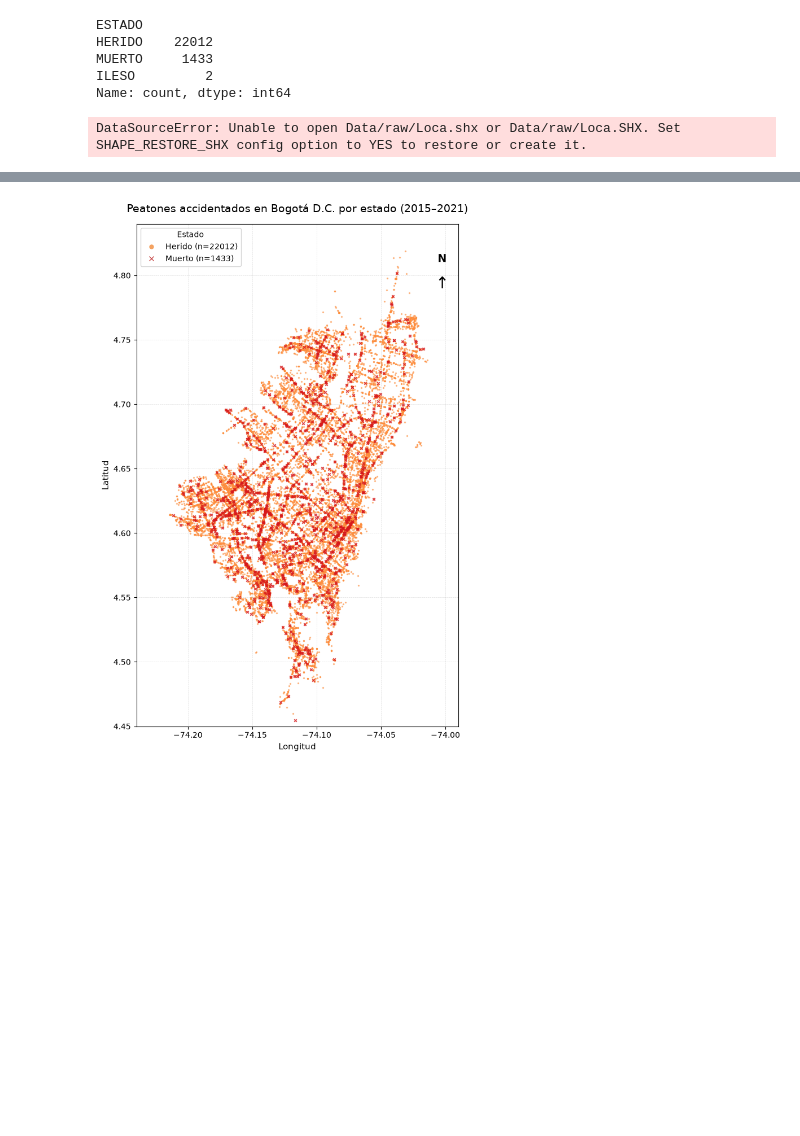
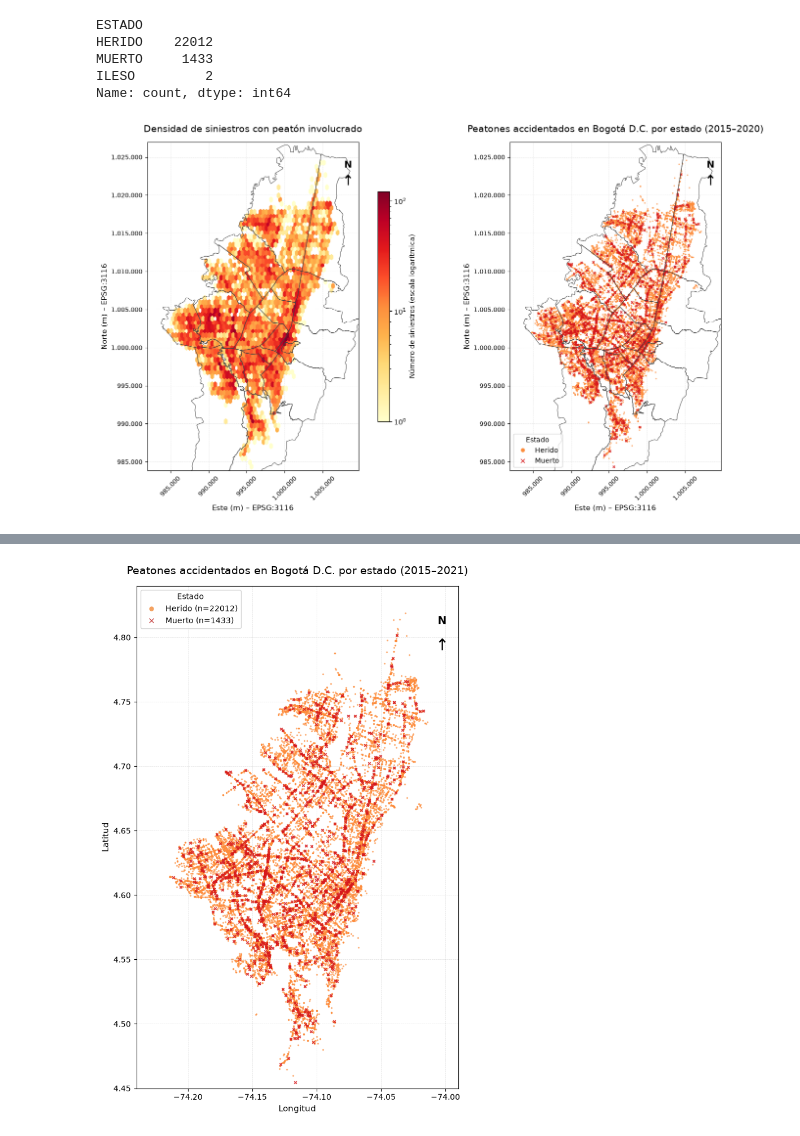
Before and after one commit to BryHerNi21/TT, a Jupyter notebook: EDA_Siniestros_Viales_Bogota_peatones_indices_ajustados.ipynb, the cells around one changed output, grey strips where cells are left out. Cells and saved outputs as stored; diff of their text form; code cells hidden in the pictures; blank space fills up the shorter version.

```diff
--- a/EDA_Siniestros_Viales_Bogota_peatones_indices_ajustados.ipynb
+++ b/EDA_Siniestros_Viales_Bogota_peatones_indices_ajustados.ipynb
@@ -1411,8 +1411,9 @@ gdf = gpd.GeoDataFrame(
 gdf['X'] = gdf.geometry.x
 gdf['Y'] = gdf.geometry.y
 
+
 # Localidades: el archivo no trae CRS, pero sus coordenadas están en grados
-loc = gpd.read_file("Data/raw/Loc.shp").set_crs("EPSG:4326").to_crs(CRS_PROY)
+loc = gpd.read_file("Data/raw/Loca.shp").to_crs(CRS_PROY)
 
 # Límites del gráfico: tus mismos límites en grados, llevados a metros
 esquinas = gpd.GeoSeries(
@@ -1479,34 +1480,34 @@ flecha_norte(axes[0])
 
 
 # =========================================================
 # 2. PEATONES ACCIDENTADOS POR ESTADO
 # =========================================================
 colores = {'HERIDO': '#FD8D3C', 'MUERTO': '#D7191C'}
 
 sub = gdf[gdf['ESTADO'] == 'HERIDO']
 axes[1].scatter(sub['X'], sub['Y'], s=2, alpha=0.5,
                 color=colores['HERIDO'], marker='o', zorder=2)
 
 sub = gdf[gdf['ESTADO'] == 'MUERTO']
 axes[1].scatter(sub['X'], sub['Y'], s=10, alpha=0.8,
                 color=colores['MUERTO'], marker='x', zorder=2)
 
 limites_localidades(axes[1])
 formatear_eje(axes[1], 'Peatones accidentados en Bogotá D.C. por estado (2015–2020)')
 
 leyenda = [
     Line2D([0], [0], marker='o', color='none',
            markerfacecolor=colores['HERIDO'], markeredgecolor=colores['HERIDO'],
            markersize=5, label='Herido'),
     Line2D([0], [0], marker='x', color='none',
            markeredgecolor=colores['MUERTO'], markersize=6, label='Muerto'),
 ]
 axes[1].legend(handles=leyenda, title='Estado', frameon=True, loc='lower left')
 flecha_norte(axes[1])
 
 plt.show()
 # %% [output]
-DataSourceError: Unable to open Data/raw/Loca.shx or Data/raw/Loca.SHX. Set SHAPE_RESTORE_SHX config option to YES to restore or create it.
+[figure, added]
 # %%
 loc
 # %% [output]
```
Also changed, not shown: parts of 3 cells of this notebook.
